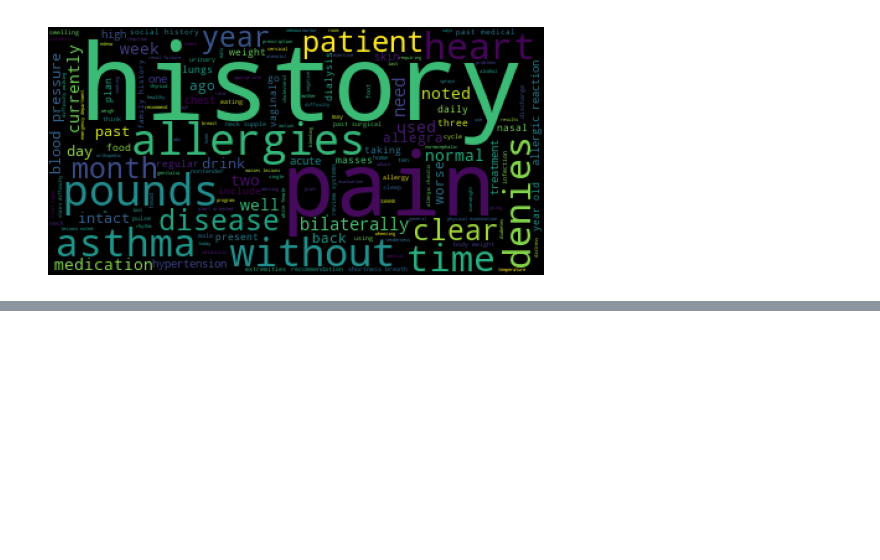
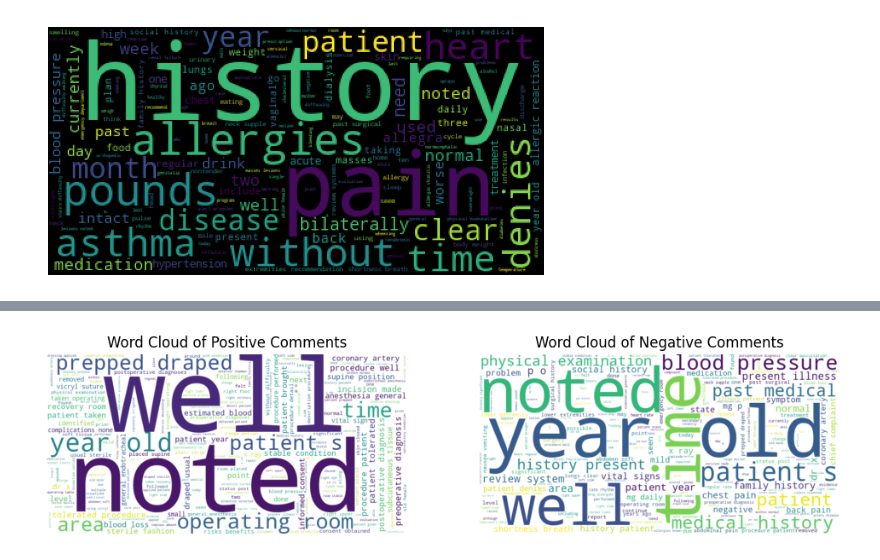
Before and after one commit to supernauth/medical_transcriptions, a Jupyter notebook: medical_transcriptions.ipynb, the cells around one changed output, grey strips where cells are left out. Cells and saved outputs as stored; diff of their text form; code cells hidden in the pictures; blank space fills up the shorter version.

Commit message:
wordcloud of positive and negative comments

```diff
--- a/medical_transcriptions.ipynb
+++ b/medical_transcriptions.ipynb
@@ -128,0 +138,22 @@ df['sentiment'] = df['text_no_sw'].apply(lambda x: sid.polarity_scores(x)['compo
+# %%
+# Word cloud of positive and negative comments
+positive_comments = ' '.join(df[df['sentiment'] > 0]['text_no_sw'])
+negative_comments = ' '.join(df[df['sentiment'] < 0]['text_no_sw'])
+
+plt.figure(figsize=(12, 6))
+
+plt.subplot(1, 2, 1)
+wordcloud_positive = WordCloud(width=800, height=400, background_color='white').generate(positive_comments)
+plt.imshow(wordcloud_positive, interpolation='bilinear')
+plt.title('Word Cloud of Positive Comments')
+plt.axis('off')
+
+plt.subplot(1, 2, 2)
+wordcloud_negative = WordCloud(width=800, height=400, background_color='white').generate(negative_comments)
+plt.imshow(wordcloud_negative, interpolation='bilinear')
+plt.title('Word Cloud of Negative Comments')
+plt.axis('off')
+
+plt.show()
+# %% [output]
+[figure, added]
```
Also changed, not shown: parts of 1 cell of this notebook.
